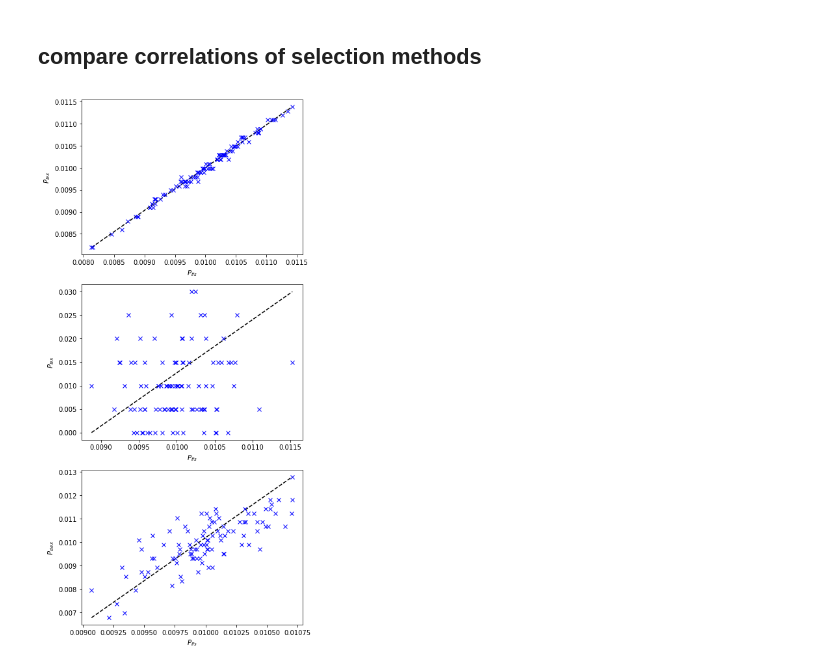
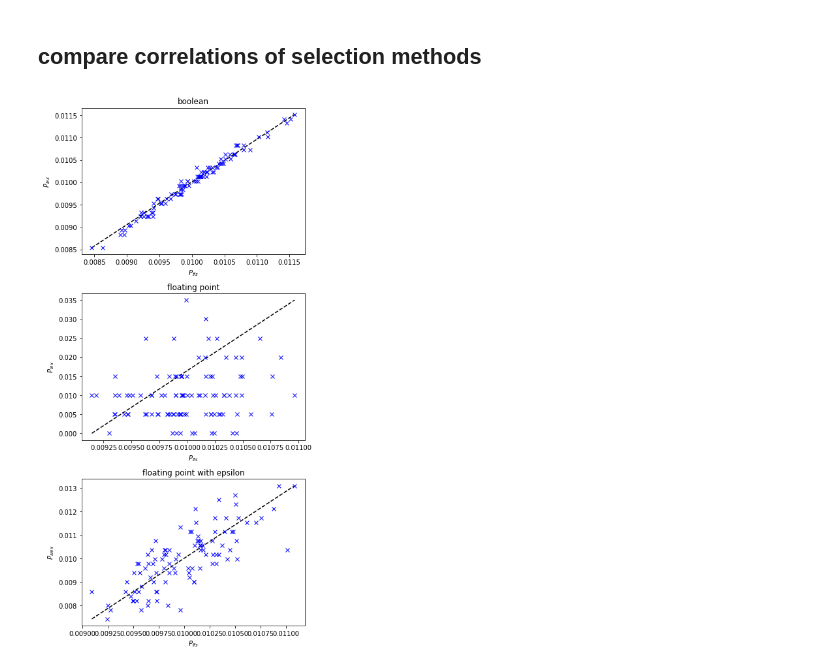
Before and after one commit to fagan2888/lexicase_probability_analysis, a Jupyter notebook: shallow lexicase.ipynb, the cells around one changed output. Drawn from its saved outputs; the diff is of its cells as text; code cells hidden in the pictures.

```diff
--- a/shallow lexicase.ipynb
+++ b/shallow lexicase.ipynb
@@ -175,32 +181,37 @@ f, (ax1, ax2, ax3) = plt.subplots(3,figsize=(6,12))
 fit = np.asarray(np.random.rand(100, 200)<0.5,dtype='float')
 P_lex = shallow_lex_prob(fit)
 P_ifs = IFS_prob(1-fit)
 # -- plot
 ax1.plot([np.min(P_ifs),np.max(P_ifs)],[np.min(P_lex),np.max(P_lex)],'--k')
 ax1.plot(P_ifs,P_lex,'xb')
 ax1.set_xlabel('$P_{ifs}$')
 ax1.set_ylabel('$P_{lex}$')
+ax1.set_title('boolean')
 # float
 fit = np.asarray(np.random.rand(100, 200),dtype='float')
 P_lex = shallow_lex_prob(fit)
 P_ifs = IFS_prob(1-fit)
 # -- plot
 ax2.plot([np.min(P_ifs),np.max(P_ifs)],[np.min(P_lex),np.max(P_lex)],'--k')
 ax2.plot(P_ifs,P_lex,'xb')
 ax2.set_xlabel('$P_{ifs}$')
 ax2.set_ylabel('$P_{lex}$')
+ax2.set_title('floating point')
+
 # float with ep lex
 fit = np.asarray(np.random.rand(100, 200),dtype='float')
 P_lex = shallow_lex_prob(fit,ep_lex=True)
 P_ifs = IFS_prob(1-fit)
 # -- plot
 ax3.plot([np.min(P_ifs),np.max(P_ifs)],[np.min(P_lex),np.max(P_lex)],'--k')
 ax3.plot(P_ifs,P_lex,'xb')
 ax3.set_xlabel('$P_{ifs}$')
 ax3.set_ylabel('$P_{\epsilon lex}$')
+ax3.set_title('floating point with epsilon')
+
 
 f.tight_layout()
-f.savefig('IFS_shallow_lex_comparison_corr.png',figsize=(20,12))
+f.savefig('IFS_shallow_lex_comparison_corr.png')
 plt.show()
 # %% [output]
-[figure, old version]
+[figure, new version]
```
Also changed, not shown: parts of 3 cells of this notebook.
